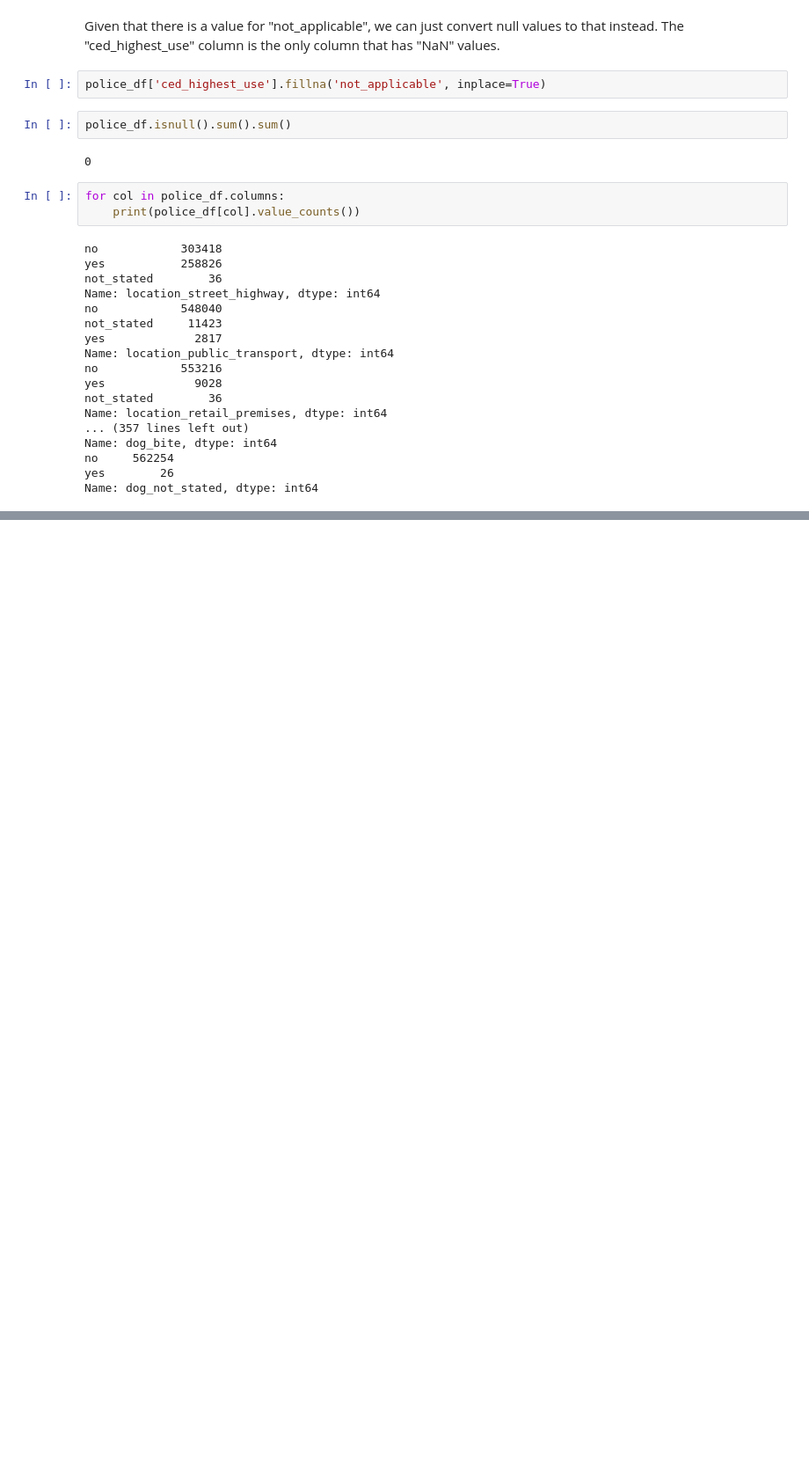
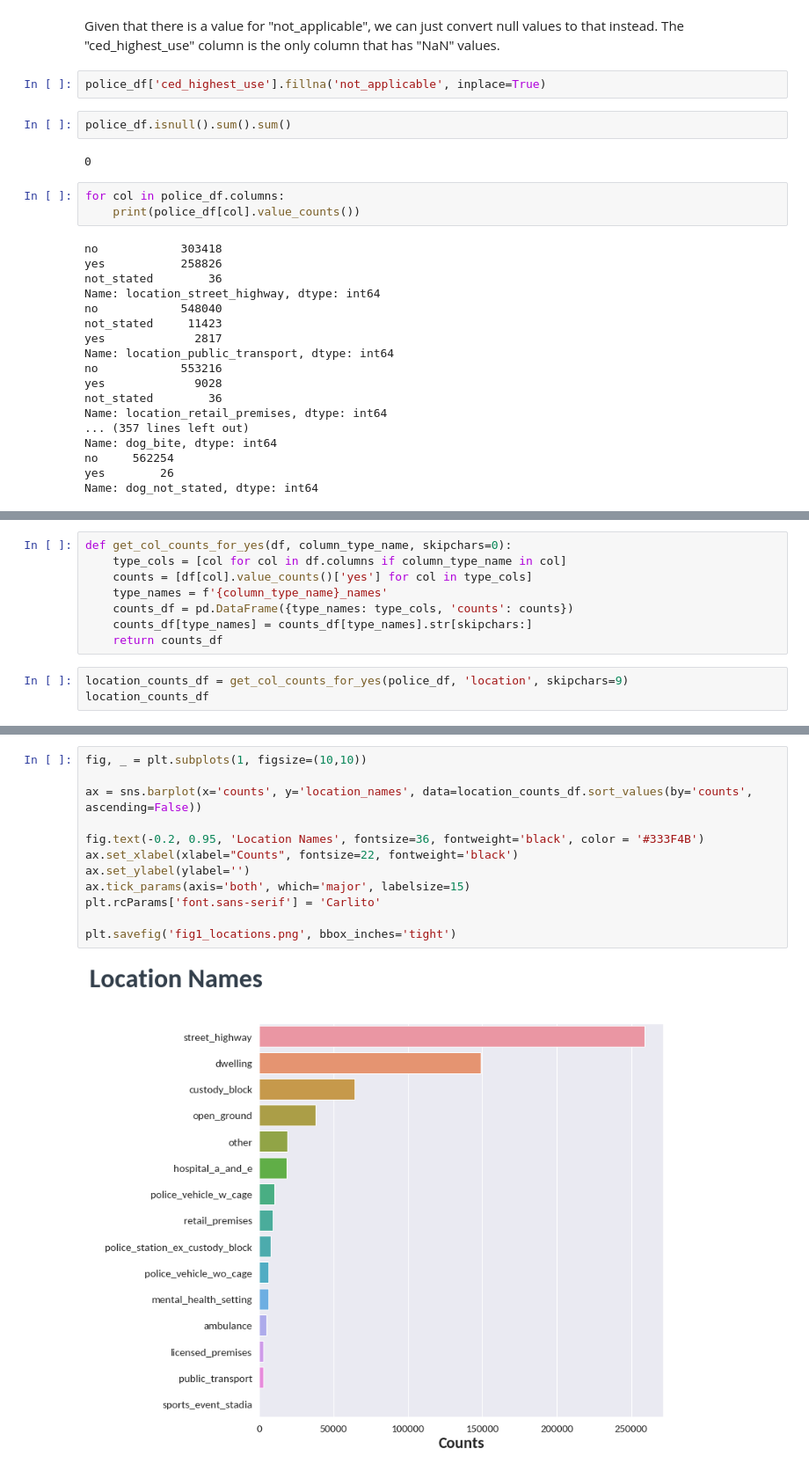
Before and after one commit to HelloWorld183L/EDA_Work, a Jupyter notebook: EDA_Police_Use_Of_Force.ipynb, the cells around one changed output, grey strips where cells are left out. Shown: that part at 88% size. Cells and saved outputs as stored; diff of their text form; blank space fills up the shorter version.

```diff
--- a/EDA_Police_Use_Of_Force.ipynb
+++ b/EDA_Police_Use_Of_Force.ipynb
@@ -165,0 +135,11 @@ location_cols
+# %%
+def get_col_counts_for_yes(df, column_type_name, skipchars=0):
+    type_cols = [col for col in df.columns if column_type_name in col]
+    counts = [df[col].value_counts()['yes'] for col in type_cols]
+    type_names = f'{column_type_name}_names'
+    counts_df = pd.DataFrame({type_names: type_cols, 'counts': counts})
+    counts_df[type_names] = counts_df[type_names].str[skipchars:]
+    return counts_df
+# %%
+location_counts_df = get_col_counts_for_yes(police_df, 'location', skipchars=9)
+location_counts_df
@@ -165,0 +163,14 @@ location_cols
+# %%
+fig, _ = plt.subplots(1, figsize=(10,10))
+
+ax = sns.barplot(x='counts', y='location_names', data=location_counts_df.sort_values(by='counts', ascending=False))
+
+fig.text(-0.2, 0.95, 'Location Names', fontsize=36, fontweight='black', color = '#333F4B')
+ax.set_xlabel(xlabel="Counts", fontsize=22, fontweight='black')
+ax.set_ylabel(ylabel='')
+ax.tick_params(axis='both', which='major', labelsize=15)
+plt.rcParams['font.sans-serif'] = 'Carlito'
+
+plt.savefig('fig1_locations.png', bbox_inches='tight')
+# %% [output]
+[figure, added]
```
Also changed, not shown: parts of 17 cells of this notebook, 5 other files.
